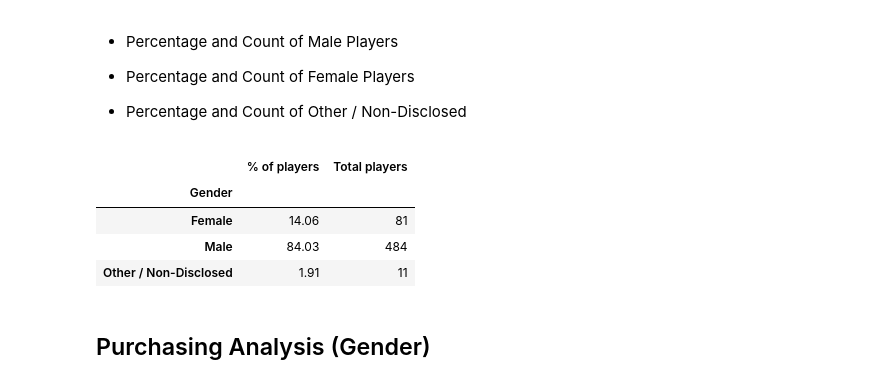
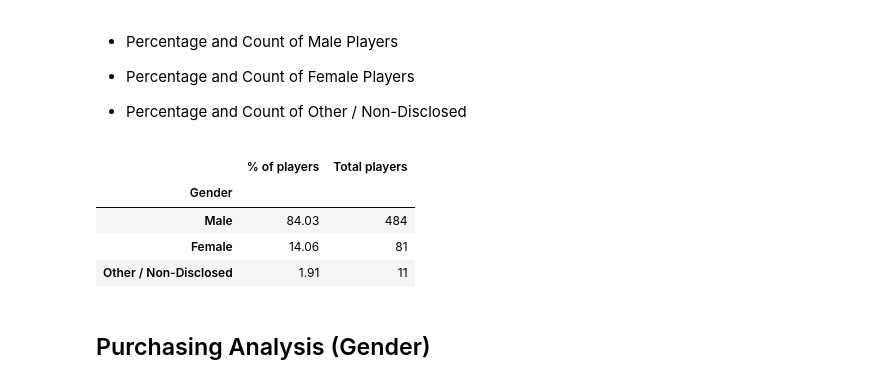
Before and after one commit to SaltireSequence/pandas-challange, a Jupyter notebook: HeroesOfPymoli_starter.ipynb, the cells around one changed output. Cells and saved outputs as stored; diff of their text form; code cells hidden in the pictures.

```diff
--- a/HeroesOfPymoli_starter.ipynb
+++ b/HeroesOfPymoli_starter.ipynb
@@ -65,19 +72,26 @@ summary_df.style.format({'Average Item Price':"${:,.2f}",
 
 * Percentage and Count of Other / Non-Disclosed
 # %%
+# grouping data by gender data
 gender_grouping = purchase_data.groupby("Gender")
+
+#counting total screen names, by gender
 gender_total = gender_grouping.nunique()["SN"]
+
+# obtaining player percentage by taking total count by gender and / by total player count
 player_percentage = gender_total / total_players * 100
+
+# creating dataframe to hold above values
 gender_demographics = pd.DataFrame({"% of players": player_percentage, "Total players": gender_total })
-gender_demographics.round(2)
-gender_demographics.sort_values(by=["% of players"], ascending = True)
+gender_demographics.round(1)
 
-gender_demographics.style.format({"% of players":"{:,.2f}",})
+# sorting '% of players' values descendingly and formatting. I tried to write seperate lines of code for 'sort_values and 'style.format' but nothing happened!
+gender_demographics.sort_values(["% of players"], ascending = False).style.format({"% of players":"{:,.2f}",})
 # %% [output]
 |  | % of players | Total players |
 | Gender |  |  |
+| Male | 84.03 | 484 |
 | Female | 14.06 | 81 |
-| Male | 84.03 | 484 |
 | Other / Non-Disclosed | 1.91 | 11 |
 # %% [markdown]
 
```
Also changed, not shown: parts of 8 cells of this notebook.
